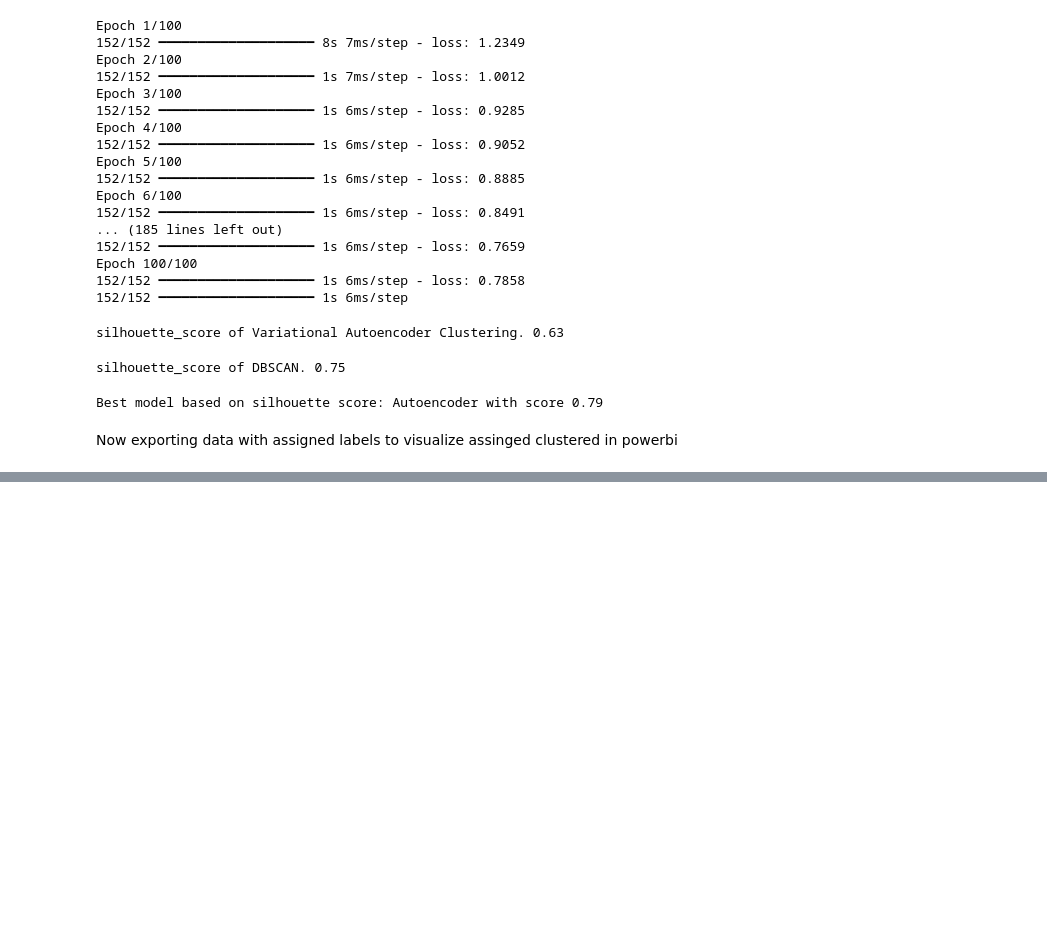
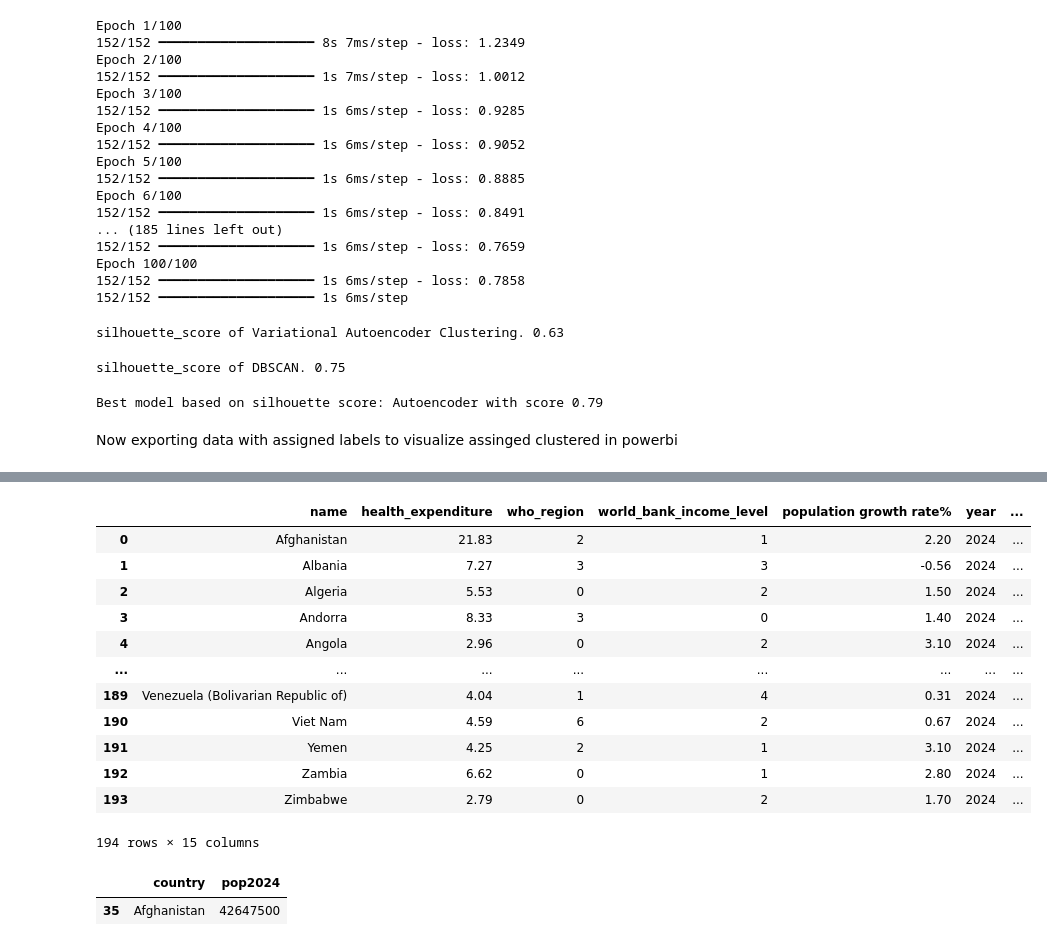
Before and after one commit to ahmddbilall/health_care_ML_project, a Jupyter notebook: models/clustering.ipynb, the cells around one changed output, grey strips where cells are left out. Drawn from its saved outputs; the diff is of its cells as text; code cells hidden in the pictures; blank space fills up the shorter version.

```diff
--- a/models/clustering.ipynb
+++ b/models/clustering.ipynb
@@ -246,0 +439,38 @@ for target, result in results.items():
+# %%
+# Assuming 'pop2024' is the column in ddd that contains population for 2024
+# Merging df with ddd on the country name
+updated_df = df.merge(ddd[['country', 'pop2024']],
+                      left_on='name',
+                      right_on='country',
+                      how='left')
+
+# Replace the population for 2024 in df with the value from ddd
+updated_df.loc[updated_df['year'] == 2024, 'population'] = updated_df['pop2024']
+
+# Dropping the intermediate column (pop2024 and country) from the result
+updated_df.drop(['pop2024', 'country'], axis=1, inplace=True)
+
+# Fill missing numeric values in the 'population' column with the mean
+updated_df['population'] = updated_df['population'].fillna(updated_df['population'].mean()).astype(int)
+
+
+updated_df
+# %% [output]
+|  | name | health_expenditure | who_region | world_bank_income_level | population growth rate% | year | ... |
+| 0 | Afghanistan | 21.83 | 2 | 1 | 2.20 | 2024 | ... |
+| 1 | Albania | 7.27 | 3 | 3 | -0.56 | 2024 | ... |
+| 2 | Algeria | 5.53 | 0 | 2 | 1.50 | 2024 | ... |
+| 3 | Andorra | 8.33 | 3 | 0 | 1.40 | 2024 | ... |
+| 4 | Angola | 2.96 | 0 | 2 | 3.10 | 2024 | ... |
+| ... | ... | ... | ... | ... | ... | ... | ... |
+| 189 | Venezuela (Bolivarian Republic of) | 4.04 | 1 | 4 | 0.31 | 2024 | ... |
+| 190 | Viet Nam | 4.59 | 6 | 2 | 0.67 | 2024 | ... |
+| 191 | Yemen | 4.25 | 2 | 1 | 3.10 | 2024 | ... |
+| 192 | Zambia | 6.62 | 0 | 1 | 2.80 | 2024 | ... |
+| 193 | Zimbabwe | 2.79 | 0 | 2 | 1.70 | 2024 | ... |
+194 rows × 15 columns
+# %%
+ddd[ddd['country']=='Afghanistan']
+# %% [output]
+|  | country | pop2024 |
+| 35 | Afghanistan | 42647500 |
```
Also changed, not shown: parts of 12 cells of this notebook, 13 other files.
